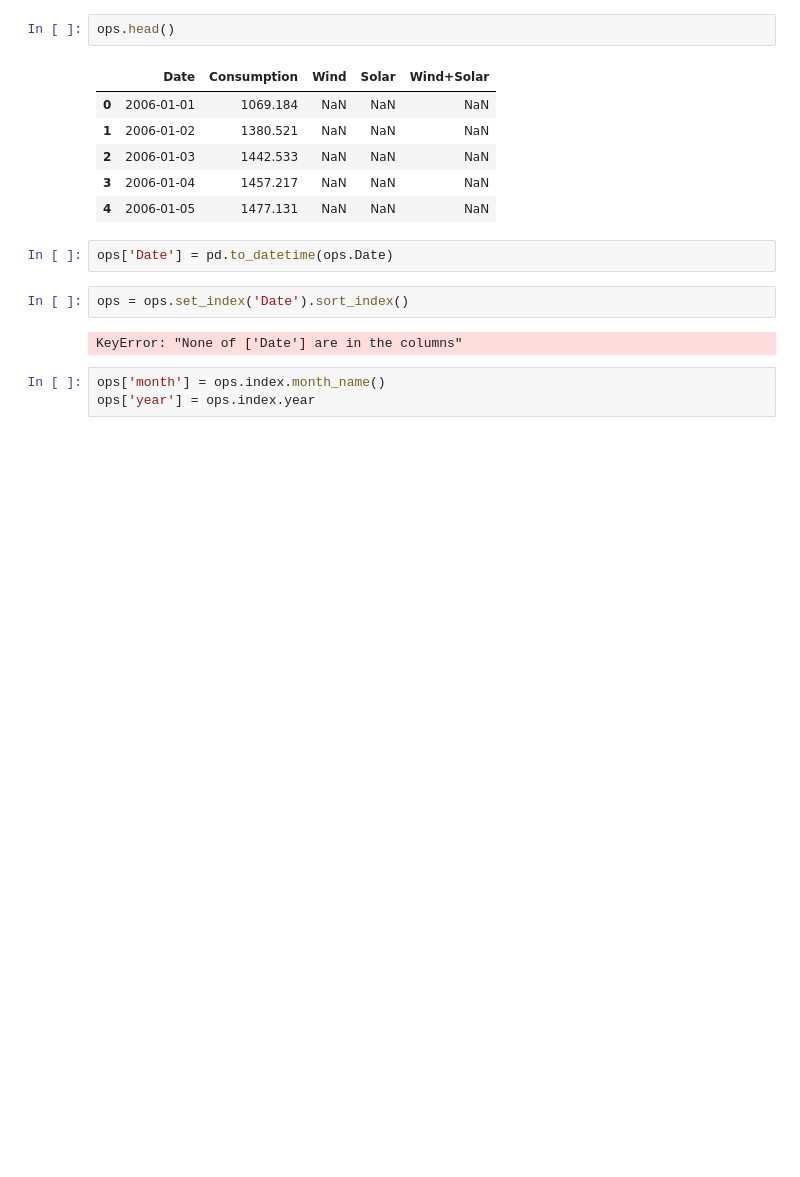
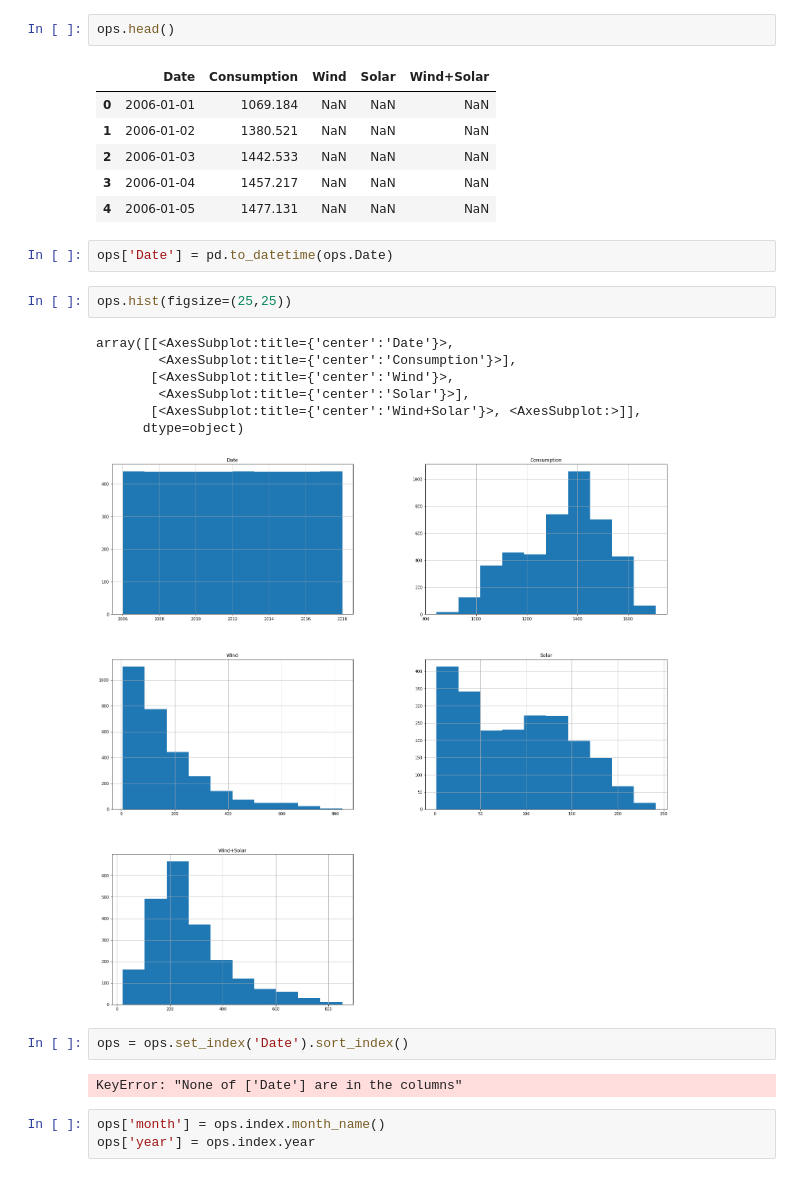
Before and after one commit to lopezelihezer/time-series-exercises, a Jupyter notebook: time_series_prep_exercises.ipynb, the cells around one changed output. Drawn from its saved outputs; the diff is of its cells as text; blank space fills up the shorter version.

```diff
--- a/time_series_prep_exercises.ipynb
+++ b/time_series_prep_exercises.ipynb
@@ -100,6 +103,16 @@ ops.head()
 | 4 | 2006-01-05 | 1477.131 | NaN | NaN | NaN |
 # %%
 ops['Date'] = pd.to_datetime(ops.Date)
+# %%
+ops.hist(figsize=(25,25))
+# %% [output]
+array([[<AxesSubplot:title={'center':'Date'}>,
+        <AxesSubplot:title={'center':'Consumption'}>],
+       [<AxesSubplot:title={'center':'Wind'}>,
+        <AxesSubplot:title={'center':'Solar'}>],
+       [<AxesSubplot:title={'center':'Wind+Solar'}>, <AxesSubplot:>]],
+      dtype=object)
+[figure, added]
 # %%
 ops = ops.set_index('Date').sort_index()
 # %% [output]
```
Also changed, not shown: parts of 2 cells of this notebook, 1 other file.
